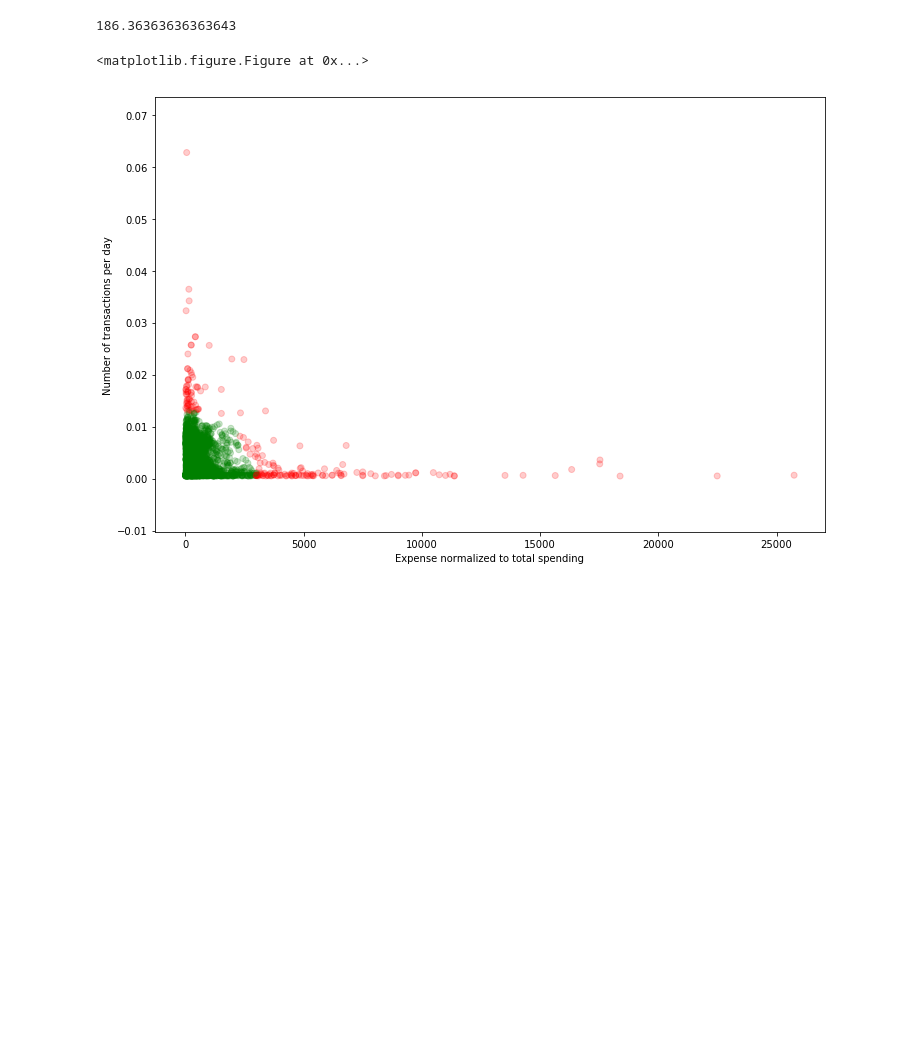
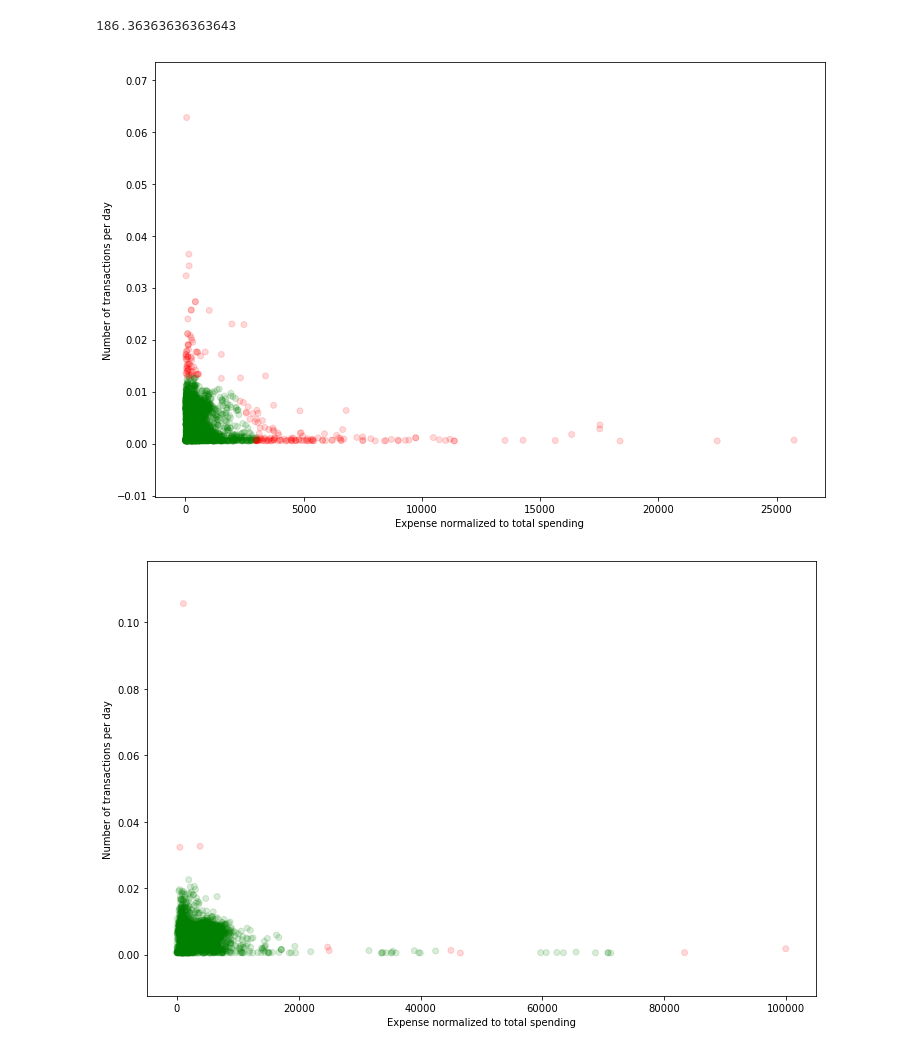
Before and after one commit to sanhitamj/elderly_fraud_detection, a Jupyter notebook: PlottingOutliers.ipynb, the cells around one changed output. Cells and saved outputs as stored; diff of their text form; code cells hidden in the pictures; blank space fills up the shorter version.

Commit message:
plots

```diff
--- a/PlottingOutliers.ipynb
+++ b/PlottingOutliers.ipynb
@@ -40,17 +40,15 @@ df = pd.read_csv('fees_guardian_conservator.csv', header=None,
                  names = ['CasFilID', 'Norm Count', 'Average Expense', 'Neighbours'])
 
 
-fig1 = plt.gcf()
 col = (df['Neighbours'] > (df['Neighbours'].max()/10)).replace({True : 'g', False: 'r'})
 plt.figure(figsize=(12, 8))
 plt.xlabel('Expense normalized to total spending')
 plt.ylabel('Number of transactions per day')
 # plt.xlim(-100, 10000)
-plt.scatter(df['Average Expense'], df['Norm Count'], c=col, alpha=0.2)
+plt.scatter(df['Average Expense'], df['Norm Count'], c=col, alpha=0.15)
 plt.savefig('Conservator_Fees.png')
 plt.show()
 # %% [output]
-<matplotlib.figure.Figure at 0x...>
 [figure]
 # %%
 fig1.savefig('Conservator_Fees.png')
@@ -59,0 +56,15 @@ plt.savefig?
+# %%
+df = pd.read_csv('Care Facility.csv', header=None,
+                 names = ['CasFilID', 'Norm Count', 'Average Expense', 'Neighbours'])
+
+
+col = (df['Neighbours'] > (df['Neighbours'].max()/1000)).replace({True : 'g', False: 'r'})
+plt.figure(figsize=(12, 8))
+plt.xlabel('Expense normalized to total spending')
+plt.ylabel('Number of transactions per day')
+# plt.xlim(-100, 10000)
+plt.scatter(df['Average Expense'], df['Norm Count'], c=col, alpha=0.15)
+# plt.savefig('Conservator_Fees.png')
+plt.show()
+# %% [output]
+[figure, added]
```
Also changed, not shown: parts of 1 cell of this notebook, 3 other files.
